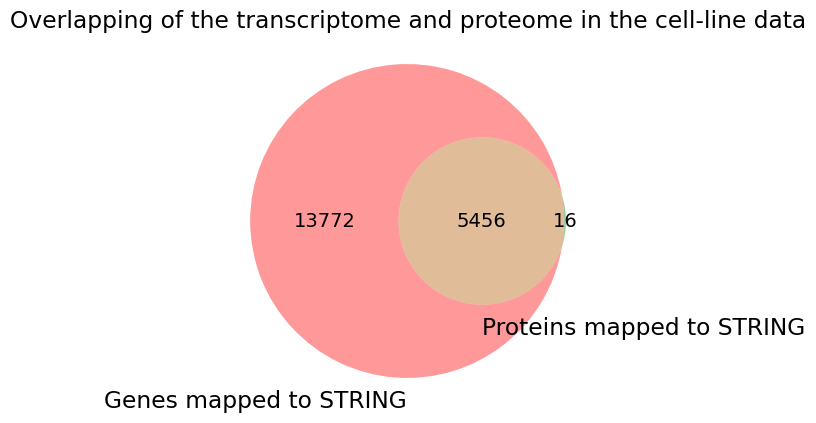
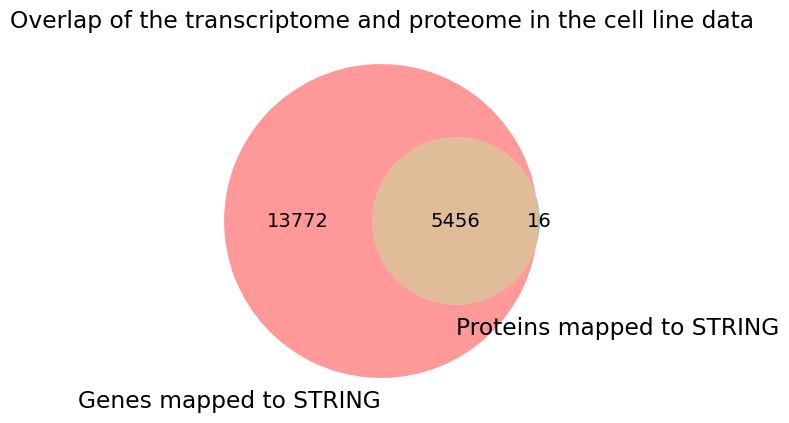
Unified diff of the notebook cell whose output changed from the first chart to the second:
--- before
+++ after
@@ -2,7 +2,7 @@
 import matplotlib
 
+matplotlib.rcParams.update({'font.size': 14})
 venn2([cell_line_t_mapped, cell_line_p_mapped], ('Genes mapped to STRING', 'Proteins mapped to STRING'))
-plt.title("Overlapping of the transcriptome and proteome in the cell-line data")
-matplotlib.rcParams.update({'font.size': 14})
+plt.title("Overlap of the transcriptome and proteome in the cell line data")
 
 plt.savefig("figures/cell_line_overlap.pdf", bbox_inches='tight')

Commit: Add files via upload